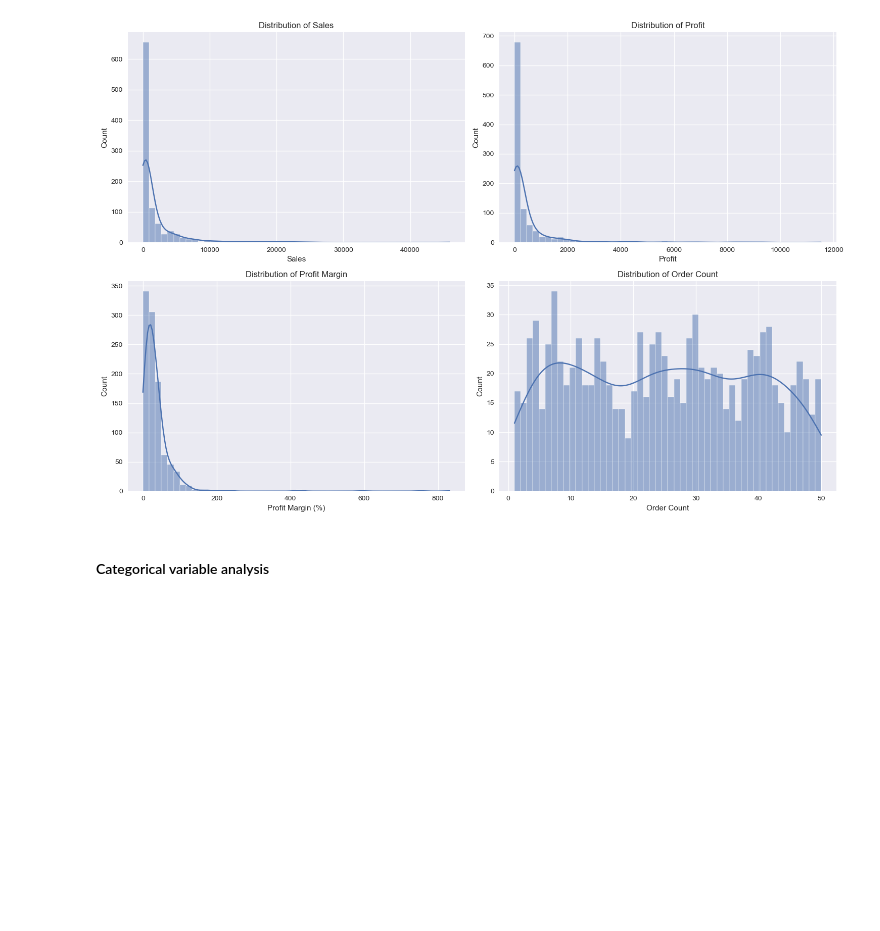
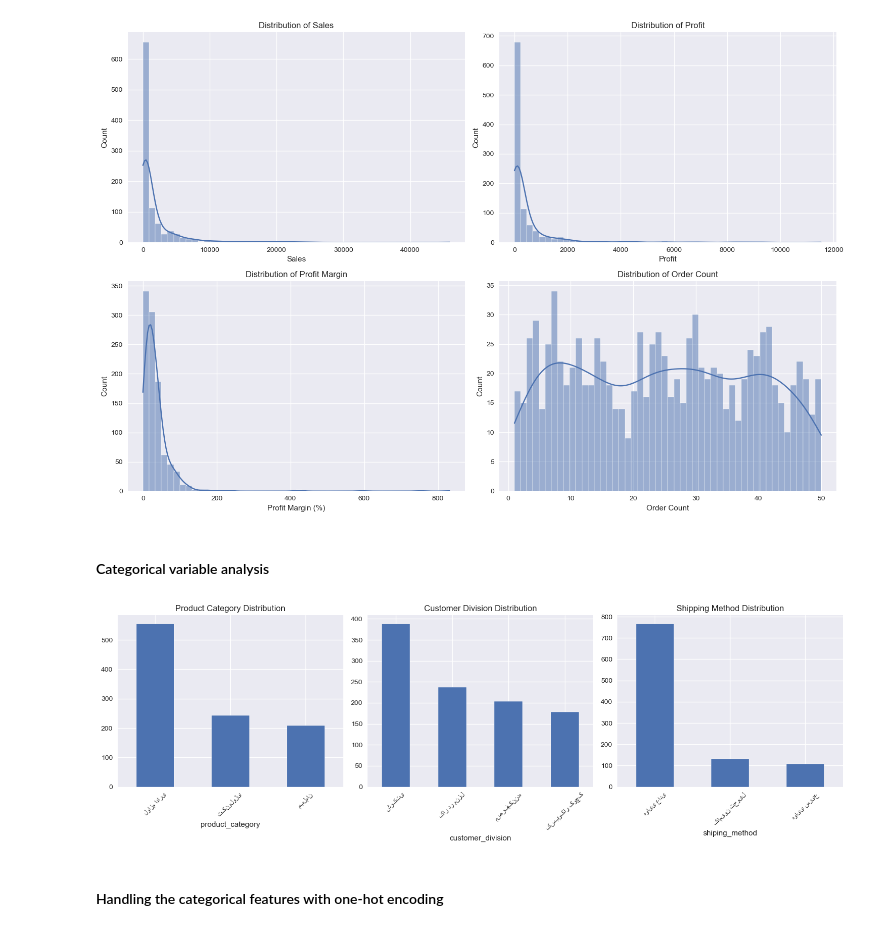
Before and after one commit to mohamad6889/statistics_assignment, a Jupyter notebook: quiz.ipynb, the cells around one changed output. Saved outputs shown, nothing was run; the diff lists cells and outputs as text; code cells hidden in the pictures; blank space fills up the shorter version.

```diff
--- a/quiz.ipynb
+++ b/quiz.ipynb
@@ -156,3 +144,26 @@ plt.show()
 [figure]
 # %% [markdown]
 #### Categorical variable analysis
+# %%
+plt.figure(figsize=(15, 5))
+plt.subplot(1, 3, 1)
+data_set['product_category'].value_counts().plot(kind='bar')
+plt.title('Product Category Distribution')
+plt.xticks(rotation=45)
+
+plt.subplot(1, 3, 2)
+data_set['customer_division'].value_counts().plot(kind='bar')
+plt.title('Customer Division Distribution')
+plt.xticks(rotation=45)
+
+plt.subplot(1, 3, 3)
+data_set['shiping_method'].value_counts().plot(kind='bar')
+plt.title('Shipping Method Distribution')
+plt.xticks(rotation=45)
+
+plt.tight_layout()
+plt.show()
+# %% [output]
+[figure, added]
+# %% [markdown]
+#### Handling the categorical features with one-hot encoding
```
Also changed, not shown: parts of 9 cells of this notebook, 1 other file.
